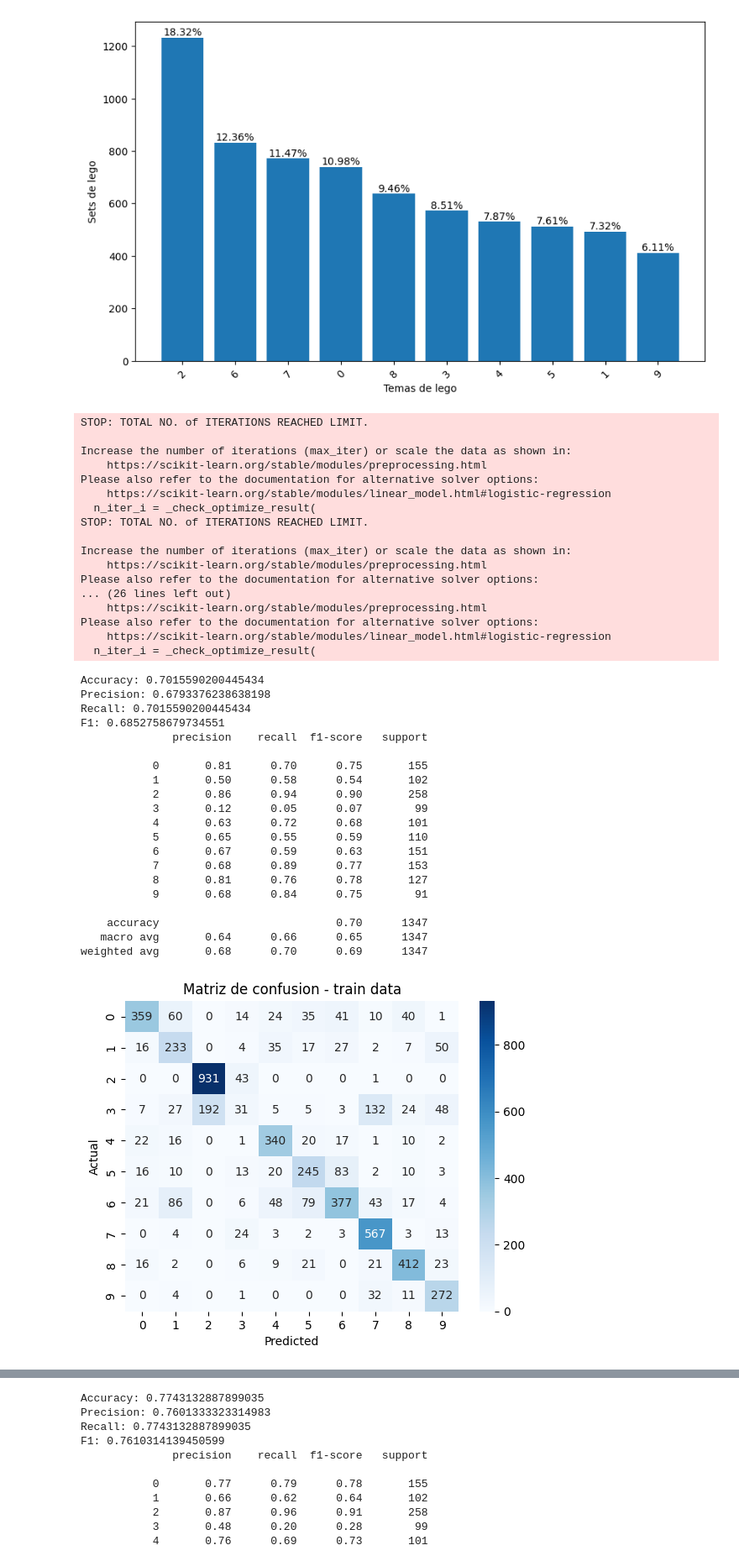
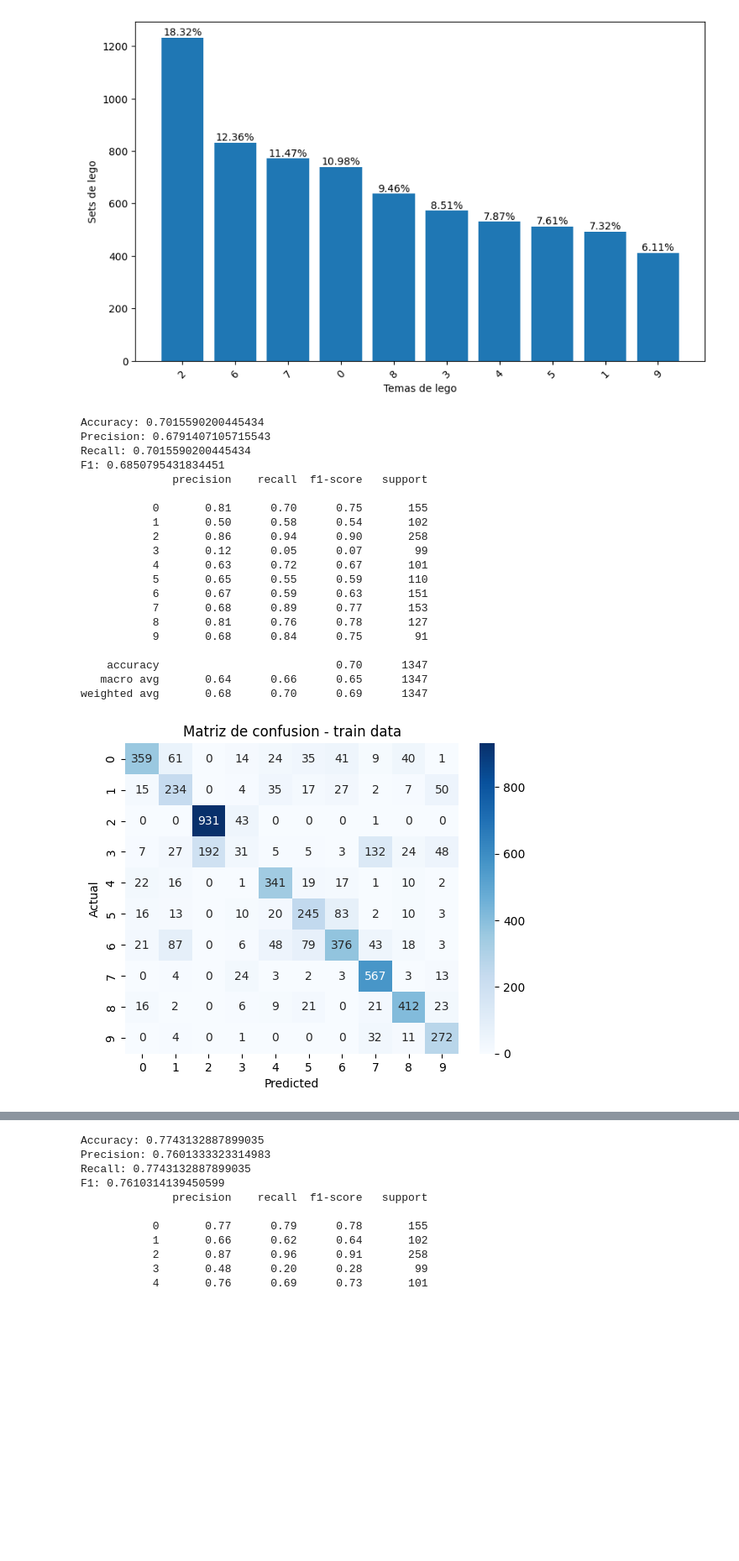
Before and after one commit to BenjaSar/ApMaqI, a Jupyter notebook: TP_ApM1.ipynb, the cells around one changed output, grey strips where cells are left out. Shown at 84% size. Drawn from its saved outputs; the diff is of its cells as text; code cells hidden in the pictures; blank space fills up the shorter version.

```diff
--- a/TP_ApM1.ipynb
+++ b/TP_ApM1.ipynb
@@ -395,52 +409,35 @@ y = data['themes']
 X_train, X_test, y_train, y_test = train_test_split(X, y, test_size=0.2, random_state=42)
 # %%
 # Pruebo un log reg balanceado
-lr_model = LogisticRegressionCV(random_state=42, class_weight='balanced', max_iter=1000)
+lr_model = LogisticRegressionCV(random_state=42, class_weight='balanced', max_iter=10000)
 lr_model.fit(X_train, y_train)
 y_pred = lr_model.predict(X_test)
 y_pred_is = lr_model.predict(X_train)
 
 # Métricas de evaluación
 evaluar(y_test, y_train, y_pred, y_pred_is)
 # %% [output]
-STOP: TOTAL NO. of ITERATIONS REACHED LIMIT.
+Accuracy: 0.7015590200445434
+Precision: 0.6791407105715543
+Recall: 0.7015590200445434
+F1: 0.6850795431834451
+              precision    recall  f1-score   support
 
-Increase the number of iterations (max_iter) or scale the data as shown in:
-    https://scikit-learn.org/stable/modules/preprocessing.html
-Please also refer to the documentation for alternative solver options:
-    https://scikit-learn.org/stable/modules/linear_model.html#logistic-regression
-  n_iter_i = _check_optimize_result(
-STOP: TOTAL NO. of ITERATIONS REACHED LIMIT.
+           0       0.81      0.70      0.75       155
+           1       0.50      0.58      0.54       102
+           2       0.86      0.94      0.90       258
+           3       0.12      0.05      0.07        99
+           4       0.63      0.72      0.67       101
+           5       0.65      0.55      0.59       110
+           6       0.67      0.59      0.63       151
+           7       0.68      0.89      0.77       153
+           8       0.81      0.76      0.78       127
+           9       0.68      0.84      0.75        91
 
-Increase the number of iterations (max_iter) or scale the data as shown in:
-    https://scikit-learn.org/stable/modules/preprocessing.html
-Please also refer to the documentation for alternative solver options:
-... (26 lines left out)
-    https://scikit-learn.org/stable/modules/preprocessing.html
-Please also refer to the documentation for alternative solver options:
-    https://scikit-learn.org/stable/modules/linear_model.html#logistic-regression
-  n_iter_i = _check_optimize_result(
+    accuracy                           0.70      1347
+   macro avg       0.64      0.66      0.65      1347
+weighted avg       0.68      0.70      0.69      1347
-Accuracy: 0.7015590200445434
-Precision: 0.6793376238638198
-Recall: 0.7015590200445434
-F1: 0.6852758679734551
-              precision    recall  f1-score   support
-
-           0       0.81      0.70      0.75       155
-           1       0.50      0.58      0.54       102
-           2       0.86      0.94      0.90       258
-           3       0.12      0.05      0.07        99
-           4       0.63      0.72      0.68       101
-           5       0.65      0.55      0.59       110
-           6       0.67      0.59      0.63       151
-           7       0.68      0.89      0.77       153
-           8       0.81      0.76      0.78       127
-           9       0.68      0.84      0.75        91
-
-    accuracy                           0.70      1347
-   macro avg       0.64      0.66      0.65      1347
-weighted avg       0.68      0.70      0.69      1347
-[figure, old version]
+[figure, new version]
 [figure]
 # %%
 model = xgb.XGBClassifier(random_state=42)
```
Also changed, not shown: parts of 13 cells of this notebook, 1 other file.
